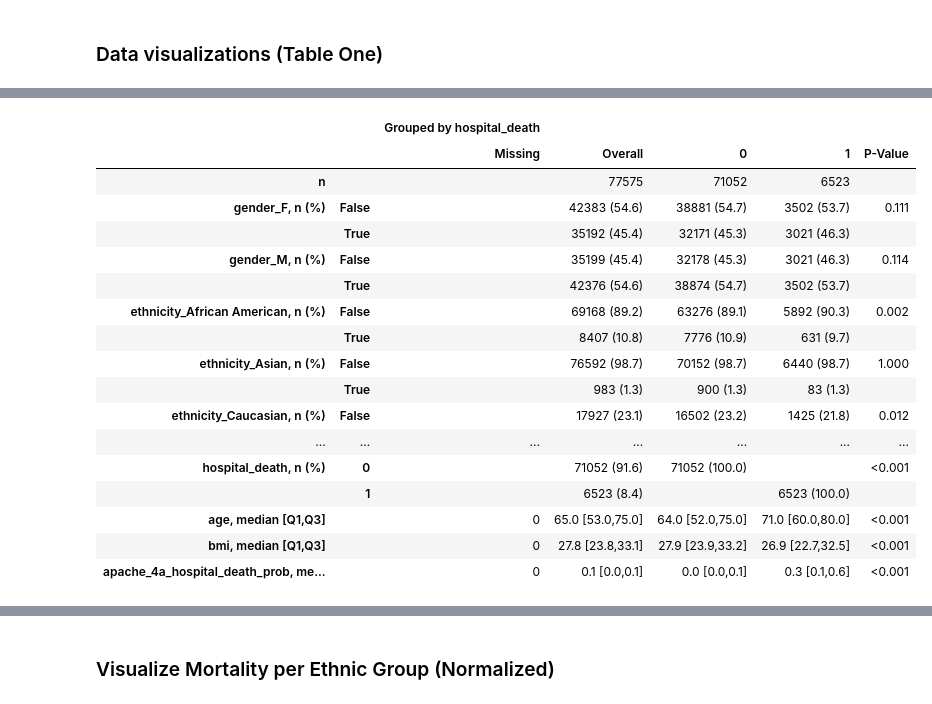
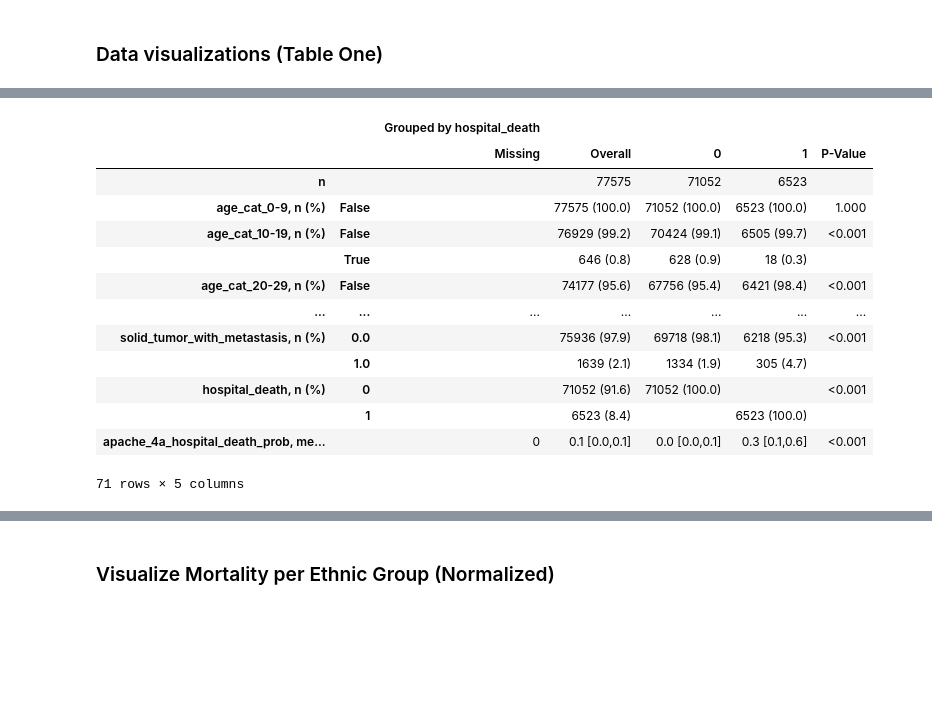
Before and after one commit to Mackenzie-Meni/UF-biasathon-workshop2025, a Jupyter notebook: 4_generate_model_card.ipynb, the cells around one changed output, grey strips where cells are left out. Drawn from its saved outputs; the diff is of its cells as text; code cells hidden in the pictures; blank space fills up the shorter version.

```diff
--- a/4_generate_model_card.ipynb
+++ b/4_generate_model_card.ipynb
@@ -91,5 +130,5 @@ Unique values in 'ethnicity' column: ['Caucasian' nan 'Hispanic' 'African Americ
 # %%
-data_dummies = pd.get_dummies(data, columns=['gender', 'ethnicity'])
+data_dummies = pd.get_dummies(data, columns=['gender', 'ethnicity', 'age_cat', 'bmi_cat'])
 data_dummies.dtypes
 # %% [output]
 patient_id                         int64
@@ -184,6 +223,23 @@ from tableone import TableOne
 
 # Define which columns to treat as categorical and which are continuous
 categorical_vars = [
+    'age_cat_0-9',
+    'age_cat_10-19',
+    'age_cat_20-29',
+    'age_cat_30-39',
+    'age_cat_40-49',
+    'age_cat_50-59',
+    'age_cat_60-69',
+    'age_cat_70-79',
+    'age_cat_80-89',
+    'bmi_cat_10-14',
+    'bmi_cat_15-19',
+    'bmi_cat_20-24',
+    'bmi_cat_25-29',
+    'bmi_cat_30-34',
+    'bmi_cat_35-39',
+    'bmi_cat_40-44',
+    'bmi_cat_>45',
     'gender_F',
     'gender_M',
     'ethnicity_African American',
@@ -202,47 +258,41 @@ categorical_vars = [
     'lymphoma',
     'solid_tumor_with_metastasis',
     'hospital_death'
 ]
 
 # Define your continuous variables
 continuous_vars = [
-    'age',
-    'bmi',
     'apache_4a_hospital_death_prob'
 ]
 
 # Optionally, group by hospital_death to see comparisons between groups
 group_by = 'hospital_death'
 
 # Build the table
 table1 = TableOne(
     data_dropnan,
     columns=categorical_vars + continuous_vars,  # columns to include in the table
     categorical=categorical_vars,
     groupby=group_by,          # column to group by
     nonnormal=continuous_vars, # treat continuous_vars columns as non-normal for distribution
     pval=True,                 # show p-values
     missing=True               # show counts of missing data
 )
 
 # Display the table
 table1
 # %% [output]
 |  |  | Grouped by hospital_death |  |  |  |  |
 |  |  | Missing | Overall | 0 | 1 | P-Value |
 | n |  |  | 77575 | 71052 | 6523 |  |
-| gender_F, n (%) | False |  | 42383 (54.6) | 38881 (54.7) | 3502 (53.7) | 0.111 |
-|  | True |  | 35192 (45.4) | 32171 (45.3) | 3021 (46.3) |  |
-| gender_M, n (%) | False |  | 35199 (45.4) | 32178 (45.3) | 3021 (46.3) | 0.114 |
-|  | True |  | 42376 (54.6) | 38874 (54.7) | 3502 (53.7) |  |
-| ethnicity_African American, n (%) | False |  | 69168 (89.2) | 63276 (89.1) | 5892 (90.3) | 0.002 |
-|  | True |  | 8407 (10.8) | 7776 (10.9) | 631 (9.7) |  |
-| ethnicity_Asian, n (%) | False |  | 76592 (98.7) | 70152 (98.7) | 6440 (98.7) | 1.000 |
-|  | True |  | 983 (1.3) | 900 (1.3) | 83 (1.3) |  |
-| ethnicity_Caucasian, n (%) | False |  | 17927 (23.1) | 16502 (23.2) | 1425 (21.8) | 0.012 |
+| age_cat_0-9, n (%) | False |  | 77575 (100.0) | 71052 (100.0) | 6523 (100.0) | 1.000 |
+| age_cat_10-19, n (%) | False |  | 76929 (99.2) | 70424 (99.1) | 6505 (99.7) | <0.001 |
+|  | True |  | 646 (0.8) | 628 (0.9) | 18 (0.3) |  |
+| age_cat_20-29, n (%) | False |  | 74177 (95.6) | 67756 (95.4) | 6421 (98.4) | <0.001 |
 | ... | ... | ... | ... | ... | ... | ... |
+| solid_tumor_with_metastasis, n (%) | 0.0 |  | 75936 (97.9) | 69718 (98.1) | 6218 (95.3) | <0.001 |
+|  | 1.0 |  | 1639 (2.1) | 1334 (1.9) | 305 (4.7) |  |
 | hospital_death, n (%) | 0 |  | 71052 (91.6) | 71052 (100.0) |  | <0.001 |
 |  | 1 |  | 6523 (8.4) |  | 6523 (100.0) |  |
-| age, median [Q1,Q3] |  | 0 | 65.0 [53.0,75.0] | 64.0 [52.0,75.0] | 71.0 [60.0,80.0] | <0.001 |
-| bmi, median [Q1,Q3] |  | 0 | 27.8 [23.8,33.1] | 27.9 [23.9,33.2] | 26.9 [22.7,32.5] | <0.001 |
 | apache_4a_hospital_death_prob, me... |  | 0 | 0.1 [0.0,0.1] | 0.0 [0.0,0.1] | 0.3 [0.1,0.6] | <0.001 |
+71 rows × 5 columns
```
Also changed, not shown: parts of 17 cells of this notebook.
